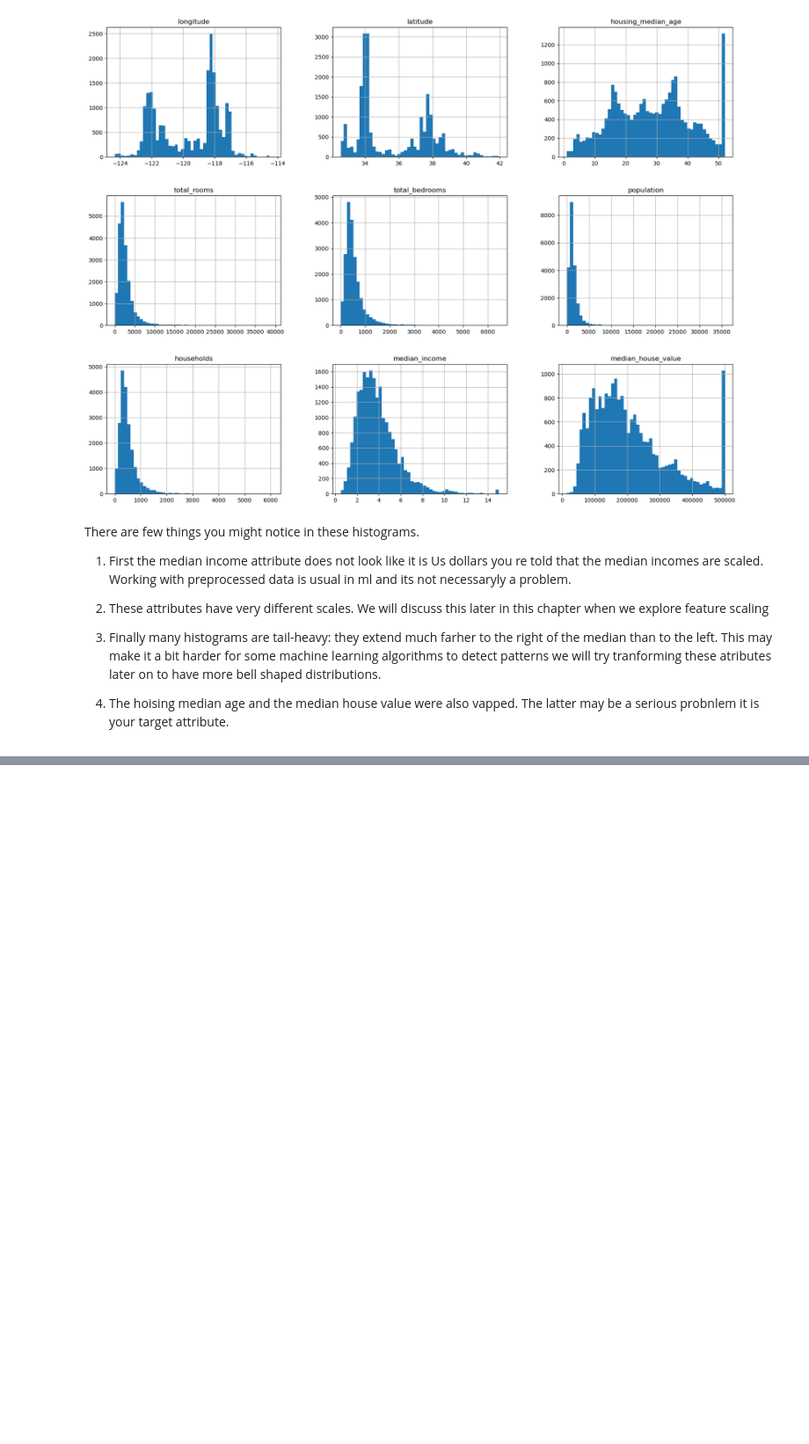
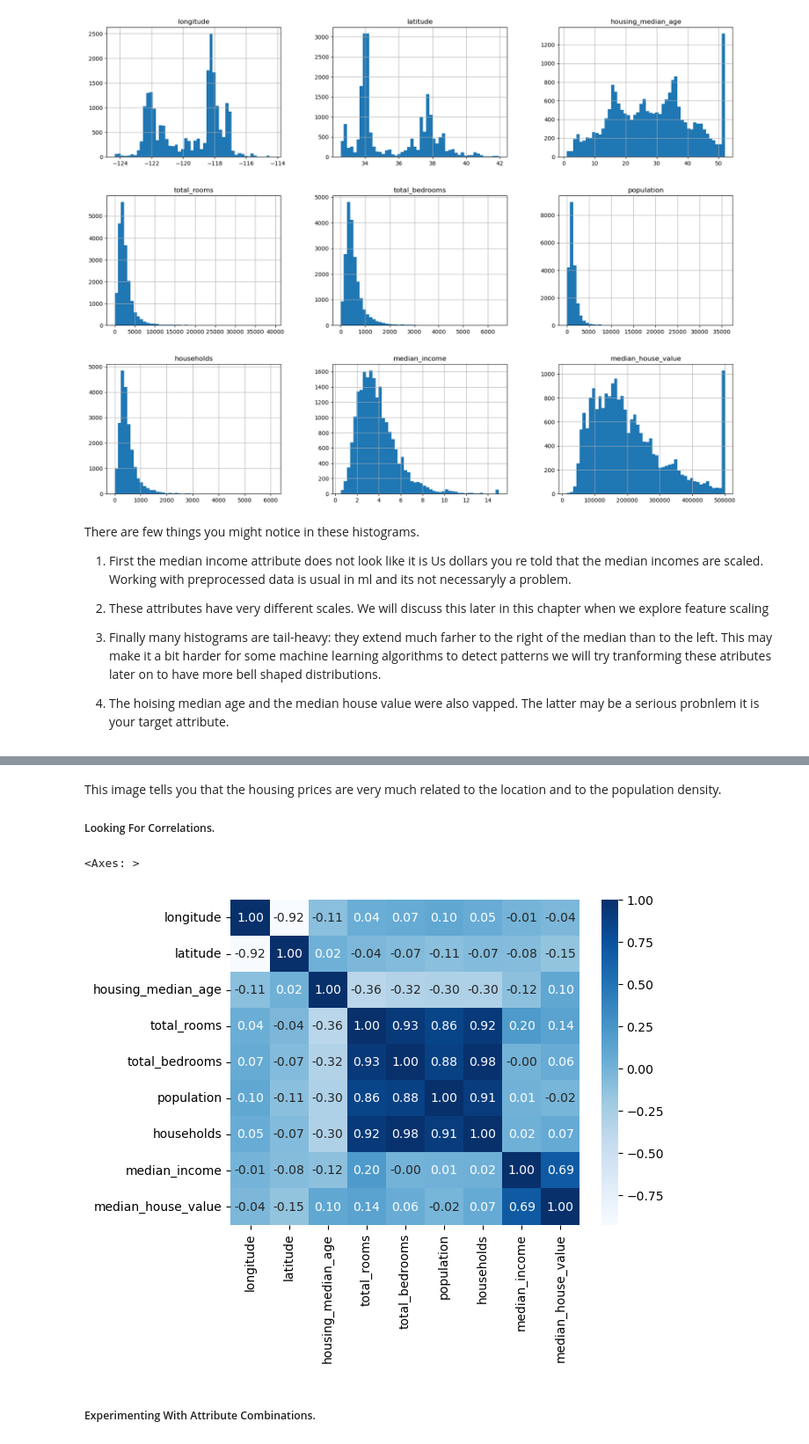
Before and after one commit to demirayberk/Aurellion-Geron-Hands-On-Machine-Learning-Notes, a Jupyter notebook: Chapter2/Notes.ipynb, the cells around one changed output, grey strips where cells are left out. Shown at 88% size. Saved outputs shown, nothing was run; the diff lists cells and outputs as text; code cells hidden in the pictures; blank space fills up the shorter version.

```diff
--- a/Chapter2/Notes.ipynb
+++ b/Chapter2/Notes.ipynb
@@ -211,0 +311,11 @@ There are few things you might notice in these histograms.
+# %% [markdown]
+This image tells you that the housing prices are very much related to the location and to the population density.
+
+ ##### Looking For Correlations.
+# %%
+sns.heatmap(housing.corr(), cmap="Blues", annot=True, fmt=".2f")
+# %% [output]
+<Axes: >
+[figure, added]
+# %% [markdown]
+##### Experimenting With Attribute Combinations.
```
Also changed, not shown: parts of 33 cells of this notebook.
